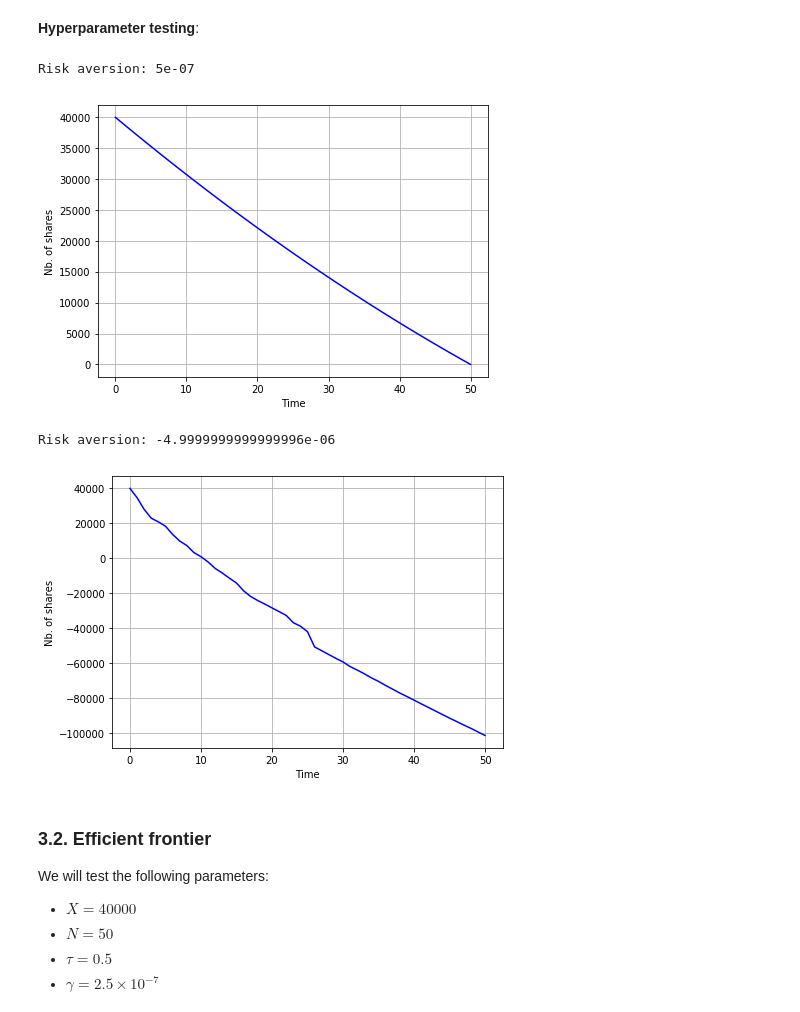
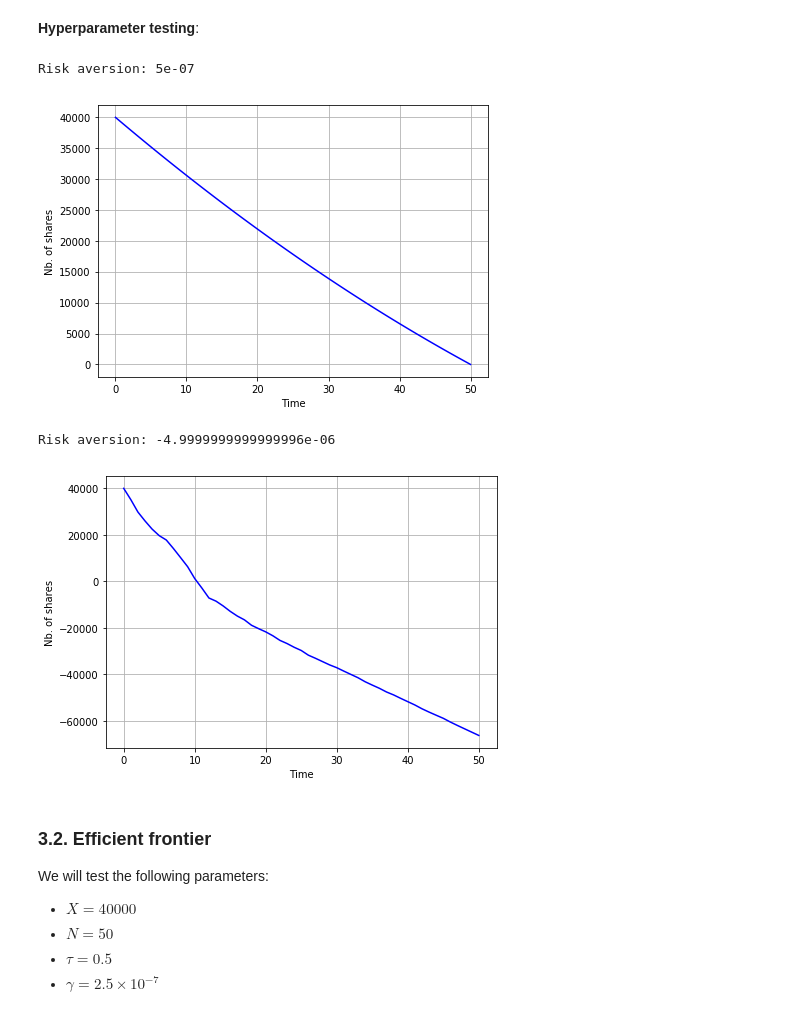
Before and after one commit to IlluvatarEru/ElectronicMarkets, a Jupyter notebook: Almgren-Chriss - Quadratic Programming.ipynb, the cells around one changed output. Drawn from its saved outputs; the diff is of its cells as text; code cells hidden in the pictures.

```diff
--- a/Almgren-Chriss - Quadratic Programming.ipynb
+++ b/Almgren-Chriss - Quadratic Programming.ipynb
@@ -46,19 +47,19 @@ $$ \tilde S_k = S_{k-1} - h(\frac{n_k}{\tau}) $$
 # %%
 import numpy as np
 
-# Utilities
+# Market impact functions
 
-def g(x, gamma=1.0):
+def g(x, alpha=1.0):
     """
-    Permanent market impact.
+    Permanent market impact
     """
-    return gamma * x
+    return gamma * x ** alpha
 
-def h(x, tau=1.0, epsilon=1.0, eta=1.0):
+def h(x, beta=1.0):
     """
-    Temporary market impact.
+    Temporary market impact
     """
-    return epsilon*np.sign(x) + eta*(x/tau) #** (1/2)
+    return epsilon*np.sign(x) + eta*(x/tau)**beta
 # %% [markdown]
 ## 2. Efficient frontier for implementation shortfall
 
@@ -426,8 +427,8 @@ def expectation_VWAP(n):
     for k in range(N):
         gsum = 0
         for j in range(k):
-            gsum+=g(n[j]/tau, gamma)
-        e+=(X*v[k]/V - n[k])*(s0-gsum*tau) - X/V * tau*v[k]*g(n[k]/tau, gamma) + n[k]*h(n[k]/tau, tau, eps, eta)
+            gsum+=g(n[j]/tau)
+        e+=(X*v[k]/V - n[k])*(s0-gsum*tau) - X/V * tau*v[k]*g(n[k]/tau) + n[k]*h(n[k]/tau)
     return e
 
 def variance_VWAP(n):
@@ -565,7 +566,7 @@ Liquidation history:
 # %% [markdown]
 **Hyperparameter testing**:
 # %%
-def efficient_frontier_VWAP(X, risk, nb_T, v, sigma=0.3, s0=100, tau=1.0, gamma=1.0, eta=1.0, eps=1.0, plot='True'):
+def efficient_frontier_VWAP(X, risk, nb_T, v, sigma=0.3, s0=100, tau=1.0, gamma=1.0, eta=1.0, epsilon=1.0, plot='True'):
 
     def expectation_VWAP(n):
         N = len(n)
@@ -575,8 +576,8 @@ def efficient_frontier_VWAP(X, risk, nb_T, v, sigma=0.3, s0=100, tau=1.0, gamma=
         for k in range(N):
             gsum = 0
             for j in range(k):
-                gsum+=g(n[j]/tau, gamma)
-            e+=(X*v[k]/V - n[k])*(s0-gsum*tau) - X/V * tau*v[k]*g(n[k]/tau, gamma) + n[k]*h(n[k]/tau, tau, eps, eta)
+                gsum+=g(n[j]/tau)
+            e+=(X*v[k]/V - n[k])*(s0-gsum*tau) - X/V * tau*v[k]*g(n[k]) + n[k]*h(n[k]/tau)
         return e
 
     def variance_VWAP(n):
@@ -632,33 +633,33 @@ def efficient_frontier_VWAP(X, risk, nb_T, v, sigma=0.3, s0=100, tau=1.0, gamma=
 # %%
 X = 40000
 nb_T = 50
 V = 4000000
 v = np.ones((nb_T,1)) * V / nb_T
 
 print('Risk aversion:', 5*10**(-7))
 test = efficient_frontier_VWAP(X=X, risk=5*10**(-7), nb_T=nb_T,
                                v=v,
                                sigma=0.3,
                                s0=100,
                                tau=0.5,
                                gamma=2.5*10**(-7),
                                eta=2.5*10**(-6),
-                               eps=0.0625)
+                               epsilon=0.0625)
 
 print('Risk aversion:', -5*10**(-6))
 test = efficient_frontier_VWAP(X=X, risk=-5*10**(-6), nb_T=nb_T,
                                v=v,
                                sigma=0.3,
                                s0=100,
                                tau=0.5,
                                gamma=2.5*10**(-7),
                                eta=2.5*10**(-6),
-                               eps=0.0625)
+                               epsilon=0.0625)
 # %% [output]
 Risk aversion: 5e-07
 [figure]
 Risk aversion: -4.9999999999999996e-06
-[figure, old version]
+[figure, new version]
 # %% [markdown]
 ### 3.2. Efficient frontier
 
```
Also changed, not shown: parts of 26 cells of this notebook, 16 other files.
